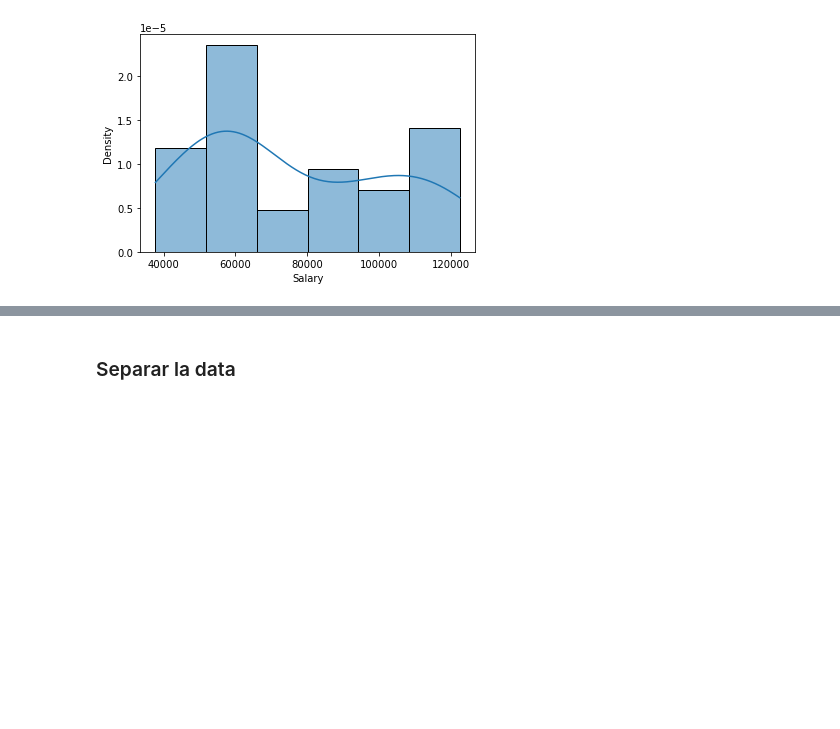
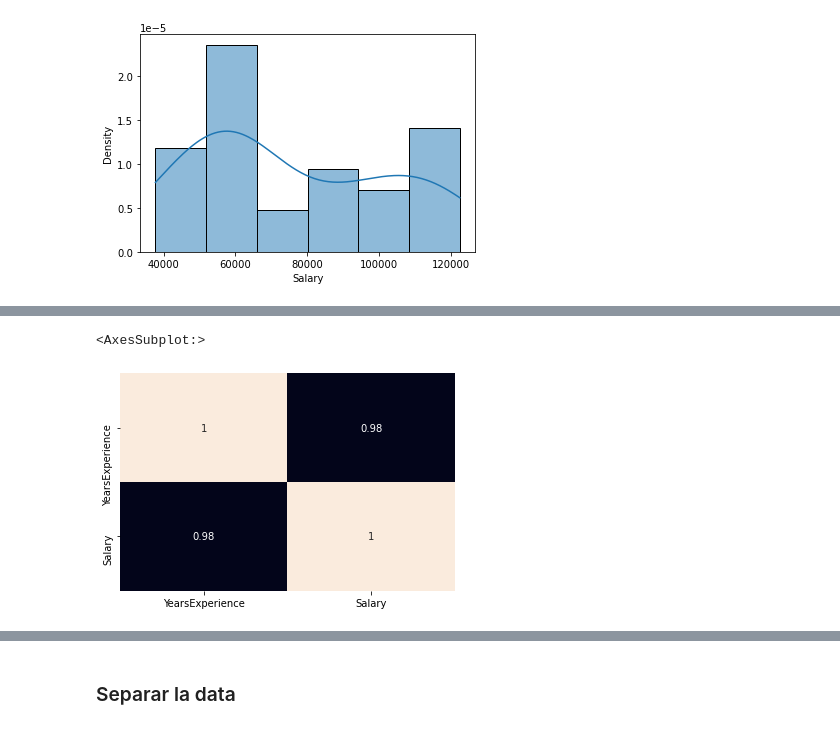
Before and after one commit to carlos-paezf/ML_Python, a Jupyter notebook: Primer_Corte/P1T8_S1_Evaluacion.ipynb, the cells around one changed output, grey strips where cells are left out. Drawn from its saved outputs; the diff is of its cells as text; code cells hidden in the pictures; blank space fills up the shorter version.

```diff
--- a/Primer_Corte/P1T8_S1_Evaluacion.ipynb
+++ b/Primer_Corte/P1T8_S1_Evaluacion.ipynb
@@ -117,0 +125,5 @@ sns.histplot(salary['Salary'], kde=True, stat='density')
+# %%
+sns.heatmap(salary.corr(), annot=True, cbar=False)
+# %% [output]
+<AxesSubplot:>
+[figure, added]
```
Also changed, not shown: parts of 16 cells of this notebook.
